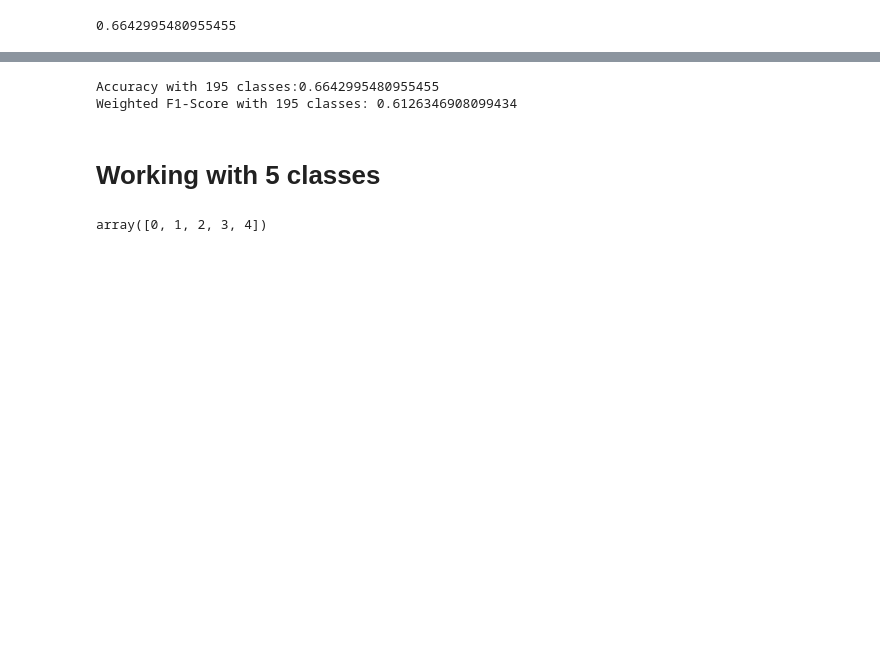
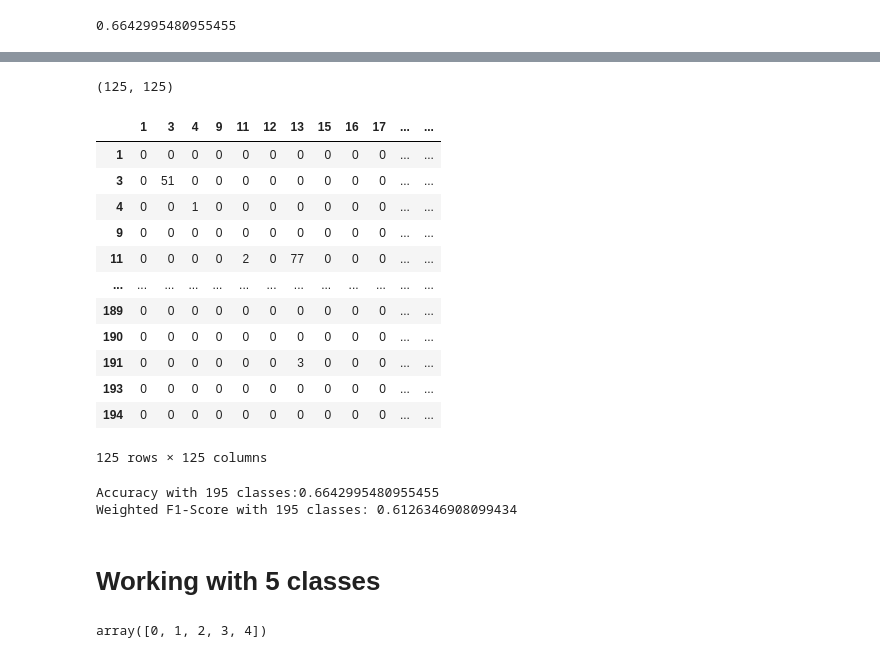
Before and after one commit to SisonkeBiotik-Africa/MeSH2Matrix, a Jupyter notebook: models/TradiMLModels/SVM_MeSH_Model.ipynb, the cells around one changed output, grey strips where cells are left out. Cells and saved outputs as stored; diff of their text form; code cells hidden in the pictures; blank space fills up the shorter version.

```diff
--- a/models/TradiMLModels/SVM_MeSH_Model.ipynb
+++ b/models/TradiMLModels/SVM_MeSH_Model.ipynb
@@ -54,3 +73,13 @@ print(X_train.shape,y_train.shape)
 (46469, 7921) (46469,)
 # %% [markdown]
 LinearSVC (faster implementation of SVM)...
+# %%
+import numpy as np
+from sklearn.linear_model import SGDClassifier
+from sklearn.preprocessing import StandardScaler
+from sklearn.pipeline import make_pipeline
+
+# Always scale the input. The most convenient way is to use a pipeline.
+clf = make_pipeline(StandardScaler(),
+                    SGDClassifier(max_iter=1000, tol=1e-3))
+clf.fit(X_train, y_train)
@@ -74,0 +119,4 @@ array([134, 129, 114, ...,  62, 129, 148])
+# %%
+#confusion matrix
+confusion195 = confusion_matrix(y_test, y_pred)
+print(confusion195)
@@ -74,0 +131,21 @@ array([134, 129, 114, ...,  62, 129, 148])
+# %%
+confusion195.shape
+# %% [output]
+(125, 125)
+# %%
+data = pd.DataFrame(confusion195, index=np.unique(y_test), columns=np.unique(y_test))
+data.head(200)
+# %% [output]
+|  | 1 | 3 | 4 | 9 | 11 | 12 | 13 | 15 | 16 | 17 | ... | ... |
+| 1 | 0 | 0 | 0 | 0 | 0 | 0 | 0 | 0 | 0 | 0 | ... | ... |
+| 3 | 0 | 51 | 0 | 0 | 0 | 0 | 0 | 0 | 0 | 0 | ... | ... |
+| 4 | 0 | 0 | 1 | 0 | 0 | 0 | 0 | 0 | 0 | 0 | ... | ... |
+| 9 | 0 | 0 | 0 | 0 | 0 | 0 | 0 | 0 | 0 | 0 | ... | ... |
+| 11 | 0 | 0 | 0 | 0 | 2 | 0 | 77 | 0 | 0 | 0 | ... | ... |
+| ... | ... | ... | ... | ... | ... | ... | ... | ... | ... | ... | ... | ... |
+| 189 | 0 | 0 | 0 | 0 | 0 | 0 | 0 | 0 | 0 | 0 | ... | ... |
+| 190 | 0 | 0 | 0 | 0 | 0 | 0 | 0 | 0 | 0 | 0 | ... | ... |
+| 191 | 0 | 0 | 0 | 0 | 0 | 0 | 3 | 0 | 0 | 0 | ... | ... |
+| 193 | 0 | 0 | 0 | 0 | 0 | 0 | 0 | 0 | 0 | 0 | ... | ... |
+| 194 | 0 | 0 | 0 | 0 | 0 | 0 | 0 | 0 | 0 | 0 | ... | ... |
+125 rows × 125 columns
```
Also changed, not shown: parts of 19 cells of this notebook, 4 other files.
